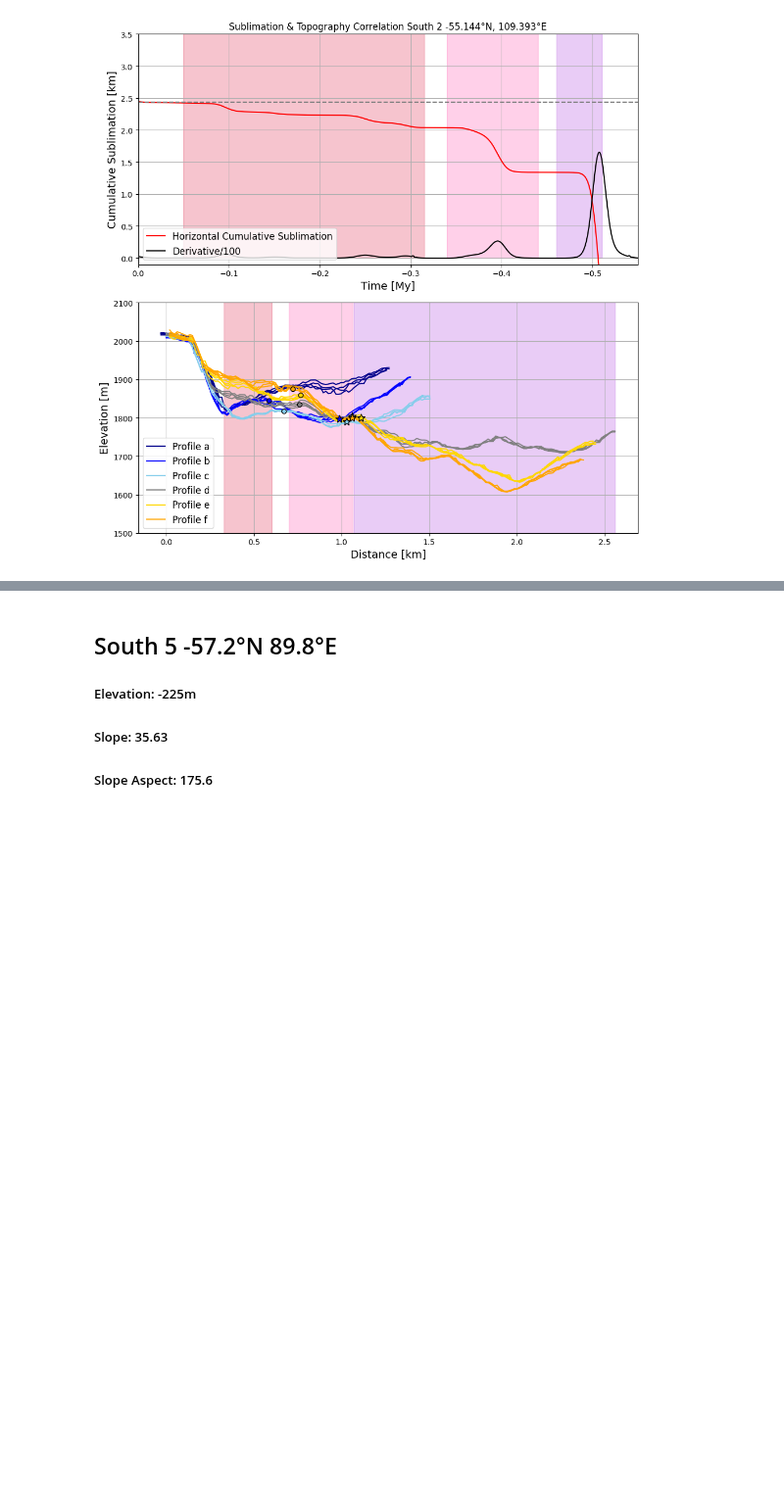
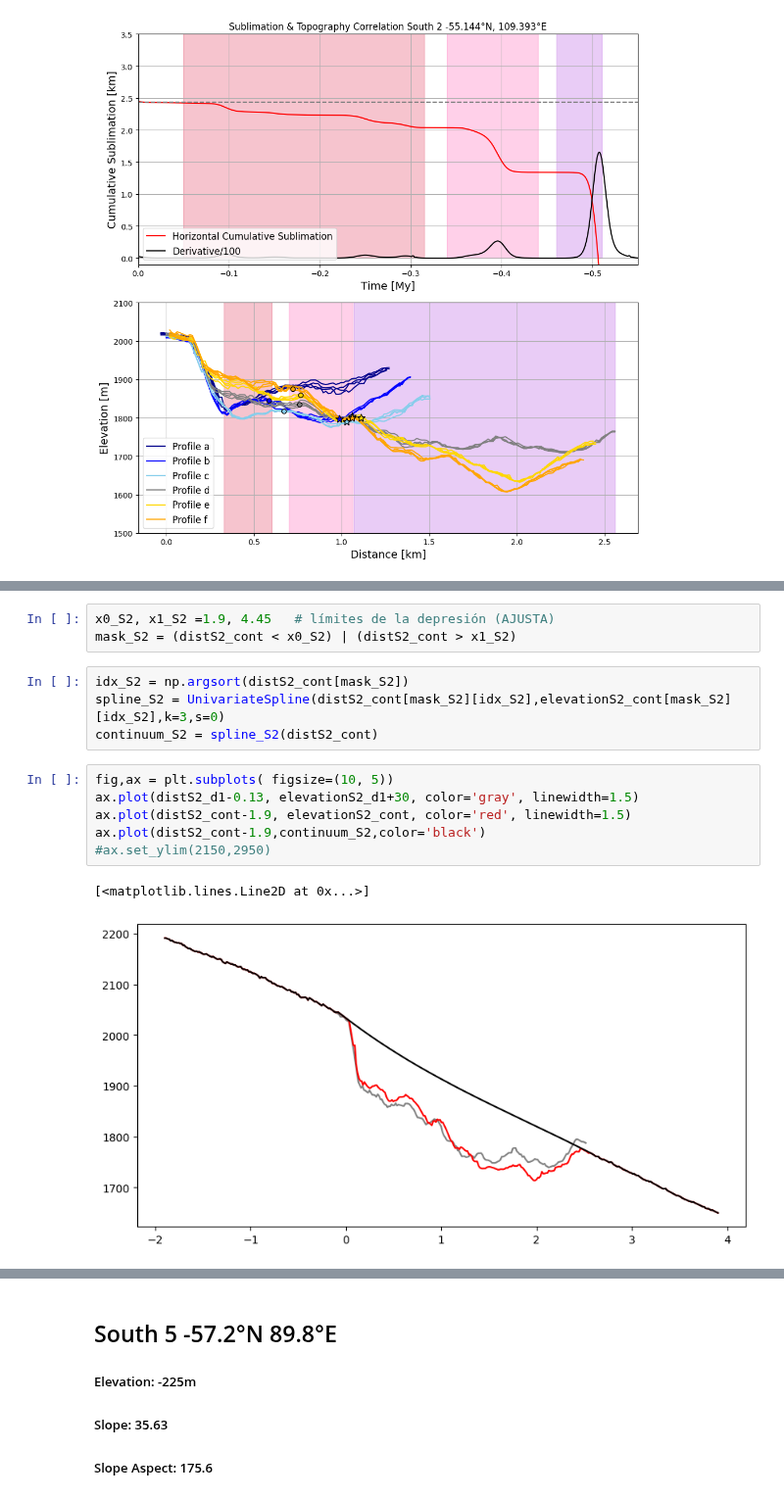
Before and after one commit to lsperezm/Martian_Icy_Scarps, a Jupyter notebook: Code/New_Scarps.ipynb, the cells around one changed output, grey strips where cells are left out. Shown at 98% size. Drawn from its saved outputs; the diff is of its cells as text; blank space fills up the shorter version.

```diff
--- a/Code/New_Scarps.ipynb
+++ b/Code/New_Scarps.ipynb
@@ -1001,0 +1020,16 @@ plt.show()
+# %%
+x0_S2, x1_S2 =1.9, 4.45   # límites de la depresión (AJUSTA)
+mask_S2 = (distS2_cont < x0_S2) | (distS2_cont > x1_S2)
+# %%
+idx_S2 = np.argsort(distS2_cont[mask_S2])
+spline_S2 = UnivariateSpline(distS2_cont[mask_S2][idx_S2],elevationS2_cont[mask_S2][idx_S2],k=3,s=0)
+continuum_S2 = spline_S2(distS2_cont)
+# %%
+fig,ax = plt.subplots( figsize=(10, 5))
+ax.plot(distS2_d1-0.13, elevationS2_d1+30, color='gray', linewidth=1.5)
+ax.plot(distS2_cont-1.9, elevationS2_cont, color='red', linewidth=1.5)
+ax.plot(distS2_cont-1.9,continuum_S2,color='black')
+#ax.set_ylim(2150,2950)
+# %% [output]
+[<matplotlib.lines.Line2D at 0x...>]
+[figure, added]
```
Also changed, not shown: parts of 10 cells of this notebook, 3 other files.
